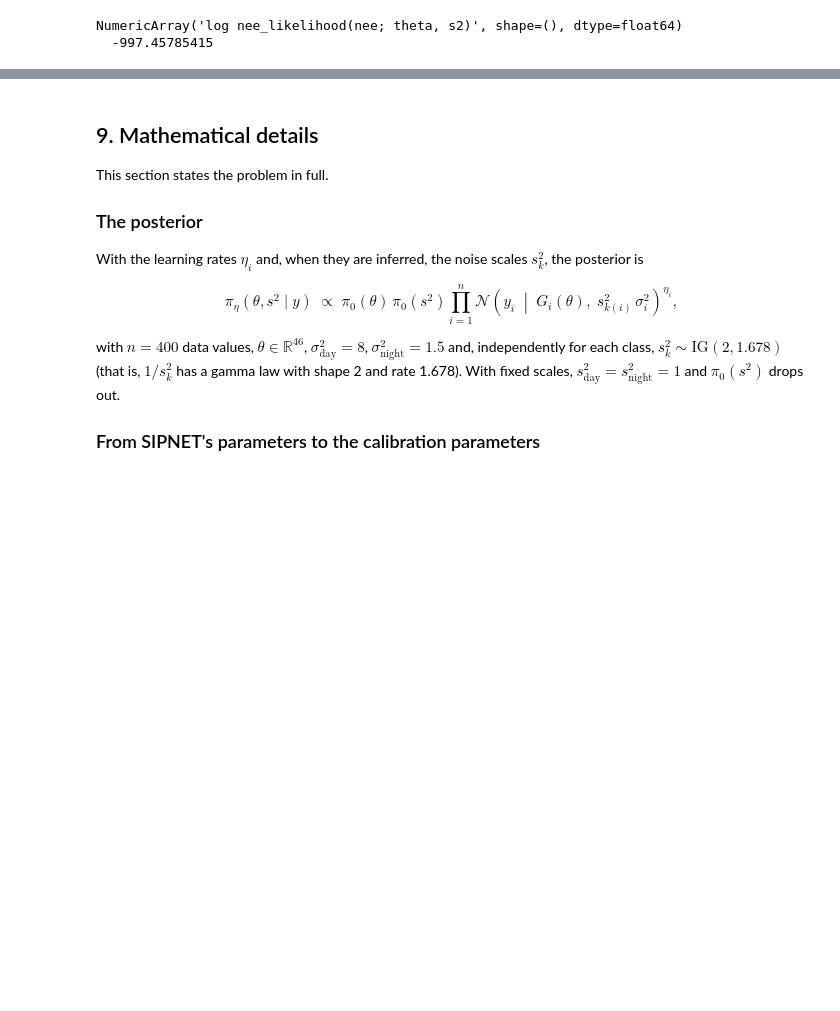
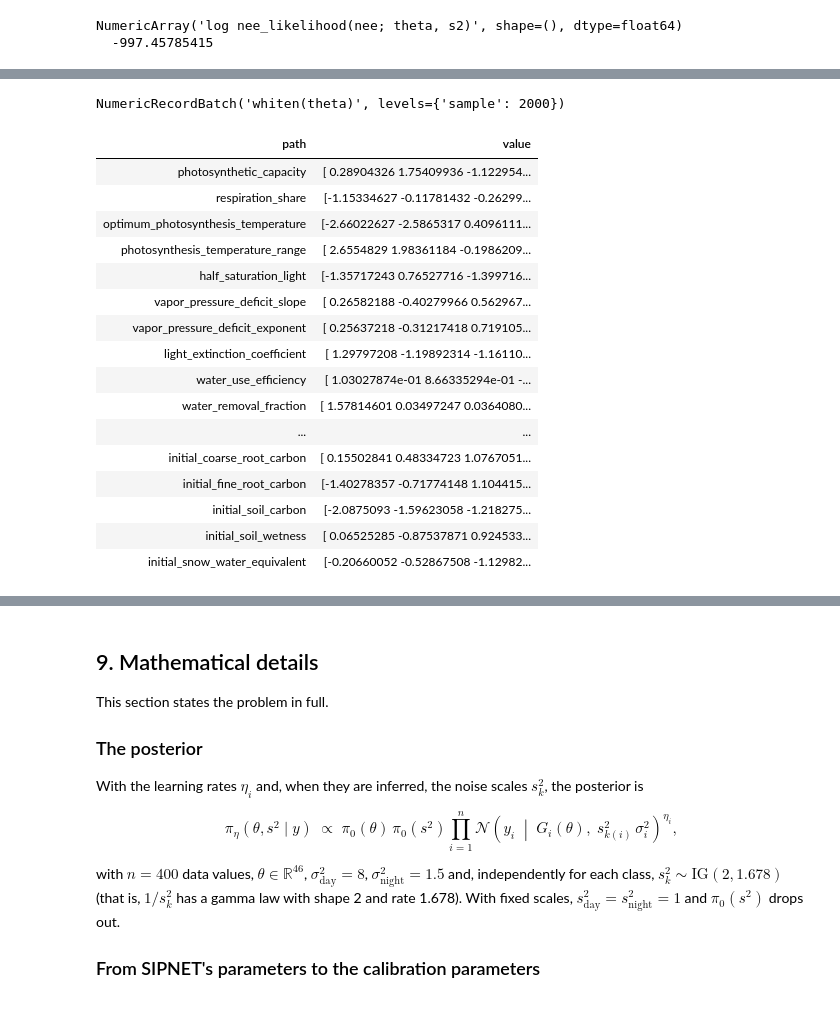
Before and after one commit to arob5/lsm-active-subspace, a Jupyter notebook: notebooks/main_inverse_problem.ipynb, the cells around one changed output, grey strips where cells are left out. Drawn from its saved outputs; the diff is of its cells as text; code cells hidden in the pictures; blank space fills up the shorter version.

```diff
--- a/notebooks/main_inverse_problem.ipynb
+++ b/notebooks/main_inverse_problem.ipynb
@@ -904,0 +873,25 @@ plot_coordinates(systems, names, ["photosynthetic_capacity", "respiration_share"
+# %%
+coordinates = problem.coordinates
+
+z_draws = coordinates.unconstrain(prior_draws["theta"])
+xi_draws = coordinates.whiten(prior_draws["theta"])
+xi_draws
+# %% [output]
+NumericRecordBatch('whiten(theta)', levels={'sample': 2000})
+| path | value |
+| photosynthetic_capacity | [ 0.28904326 1.75409936 -1.122954... |
+| respiration_share | [-1.15334627 -0.11781432 -0.26299... |
+| optimum_photosynthesis_temperature | [-2.66022627 -2.5865317 0.4096111... |
+| photosynthesis_temperature_range | [ 2.6554829 1.98361184 -0.1986209... |
+| half_saturation_light | [-1.35717243 0.76527716 -1.399716... |
+| vapor_pressure_deficit_slope | [ 0.26582188 -0.40279966 0.562967... |
+| vapor_pressure_deficit_exponent | [ 0.25637218 -0.31217418 0.719105... |
+| light_extinction_coefficient | [ 1.29797208 -1.19892314 -1.16110... |
+| water_use_efficiency | [ 1.03027874e-01 8.66335294e-01 -... |
+| water_removal_fraction | [ 1.57814601 0.03497247 0.0364080... |
+| ... | ... |
+| initial_coarse_root_carbon | [ 0.15502841 0.48334723 1.0767051... |
+| initial_fine_root_carbon | [-1.40278357 -0.71774148 1.104415... |
+| initial_soil_carbon | [-2.0875093 -1.59623058 -1.218275... |
+| initial_soil_wetness | [ 0.06525285 -0.87537871 0.924533... |
+| initial_snow_water_equivalent | [-0.20660052 -0.52867508 -1.12982... |
```
Also changed, not shown: parts of 21 cells of this notebook.
